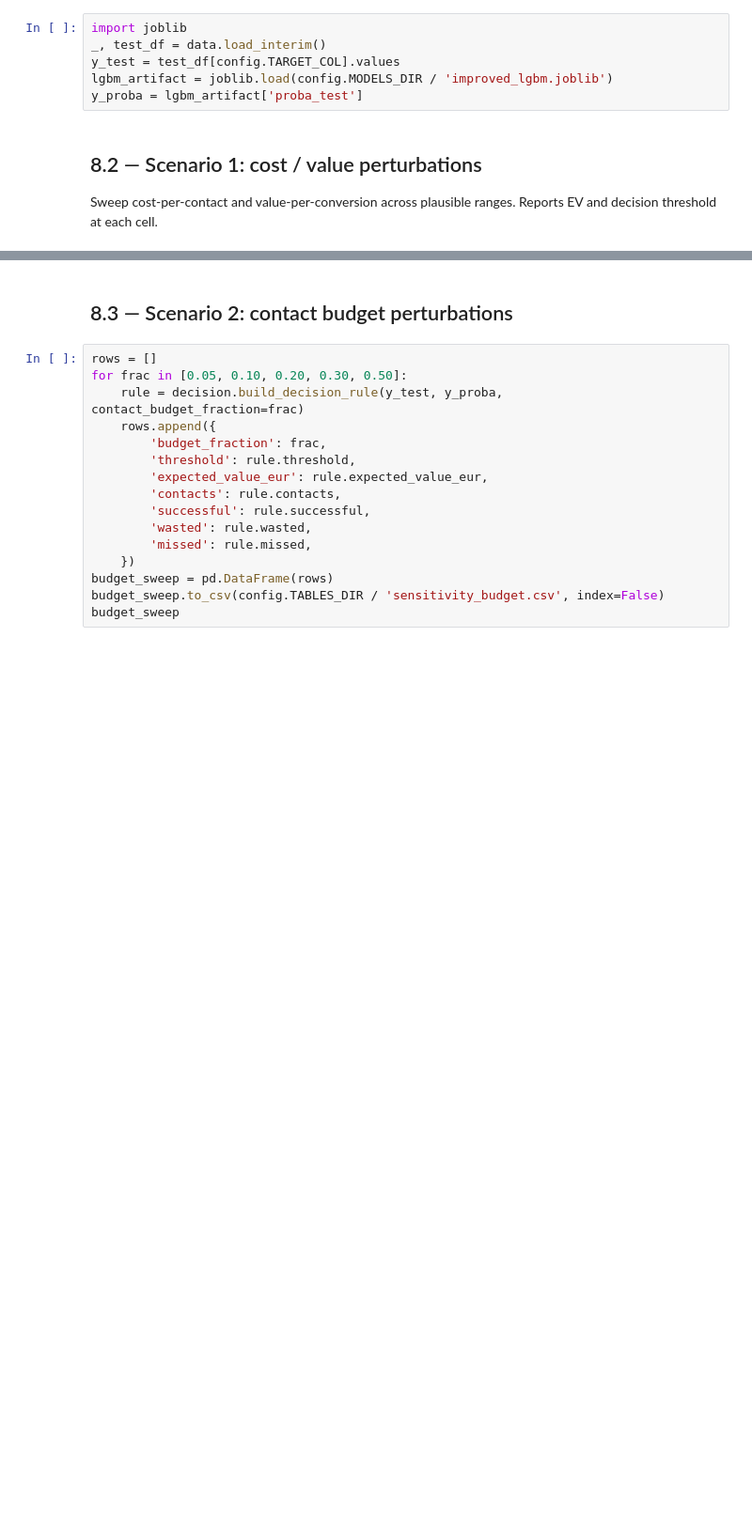
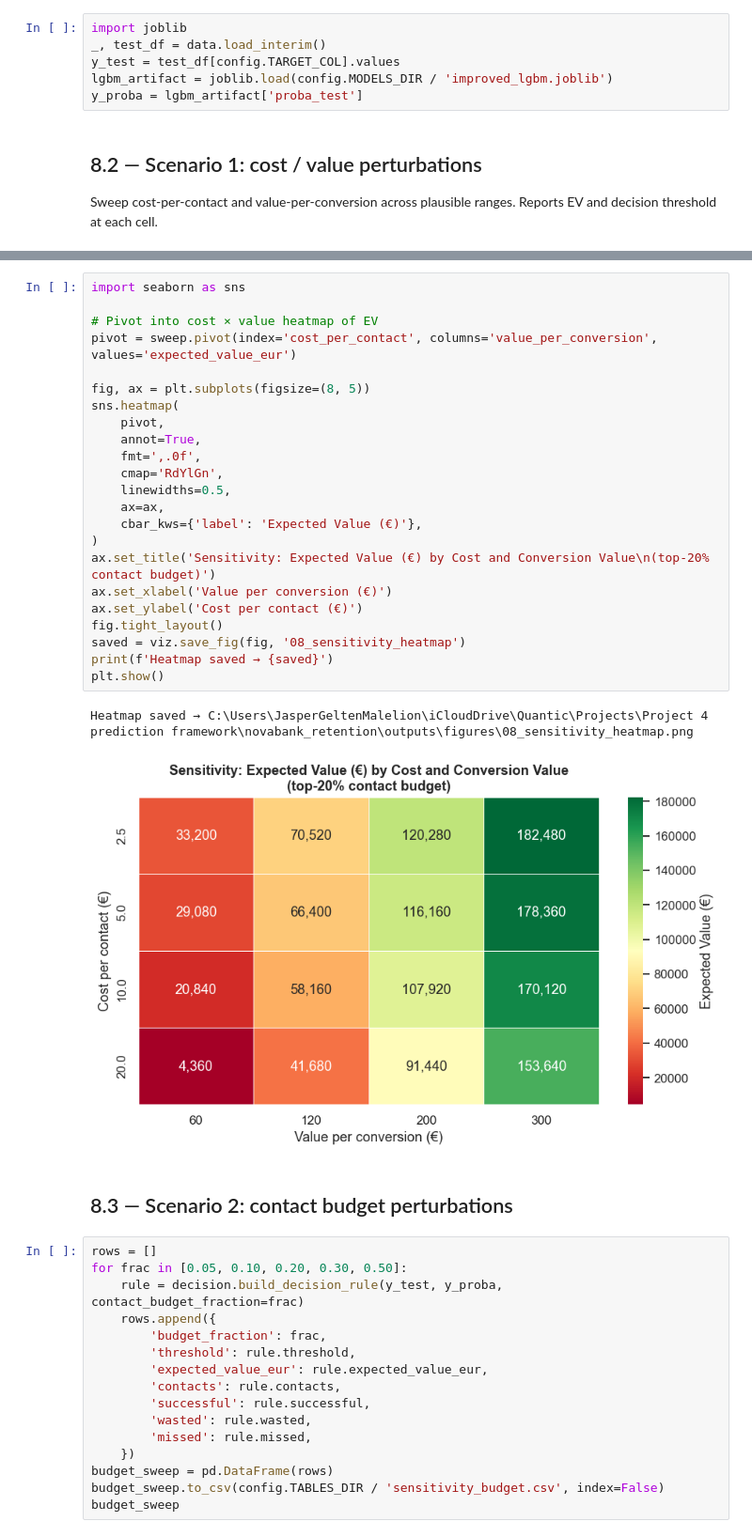
Before and after one commit to Jasper040/Project-4-prediction-framework, a Jupyter notebook: notebooks/08_sensitivity_analysis.ipynb, the cells around one changed output, grey strips where cells are left out. Shown at 94% size. Drawn from its saved outputs; the diff is of its cells as text; blank space fills up the shorter version.

```diff
--- a/notebooks/08_sensitivity_analysis.ipynb
+++ b/notebooks/08_sensitivity_analysis.ipynb
@@ -47,3 +65,29 @@ sweep
+# %%
+import seaborn as sns
+
+# Pivot into cost × value heatmap of EV
+pivot = sweep.pivot(index='cost_per_contact', columns='value_per_conversion', values='expected_value_eur')
+
+fig, ax = plt.subplots(figsize=(8, 5))
+sns.heatmap(
+    pivot,
+    annot=True,
+    fmt=',.0f',
+    cmap='RdYlGn',
+    linewidths=0.5,
+    ax=ax,
+    cbar_kws={'label': 'Expected Value (€)'},
+)
+ax.set_title('Sensitivity: Expected Value (€) by Cost and Conversion Value\n(top-20% contact budget)')
+ax.set_xlabel('Value per conversion (€)')
+ax.set_ylabel('Cost per contact (€)')
+fig.tight_layout()
+saved = viz.save_fig(fig, '08_sensitivity_heatmap')
+print(f'Heatmap saved → {saved}')
+plt.show()
+# %% [output]
+Heatmap saved → C:\Users\JasperGeltenMalelion\iCloudDrive\Quantic\Projects\Project 4 prediction framework\novabank_retention\outputs\figures\08_sensitivity_heatmap.png
+[figure, added]
 # %% [markdown]
 ## 8.3 — Scenario 2: contact budget perturbations
 # %%
```
Also changed, not shown: parts of 7 cells of this notebook, 4 other files.
